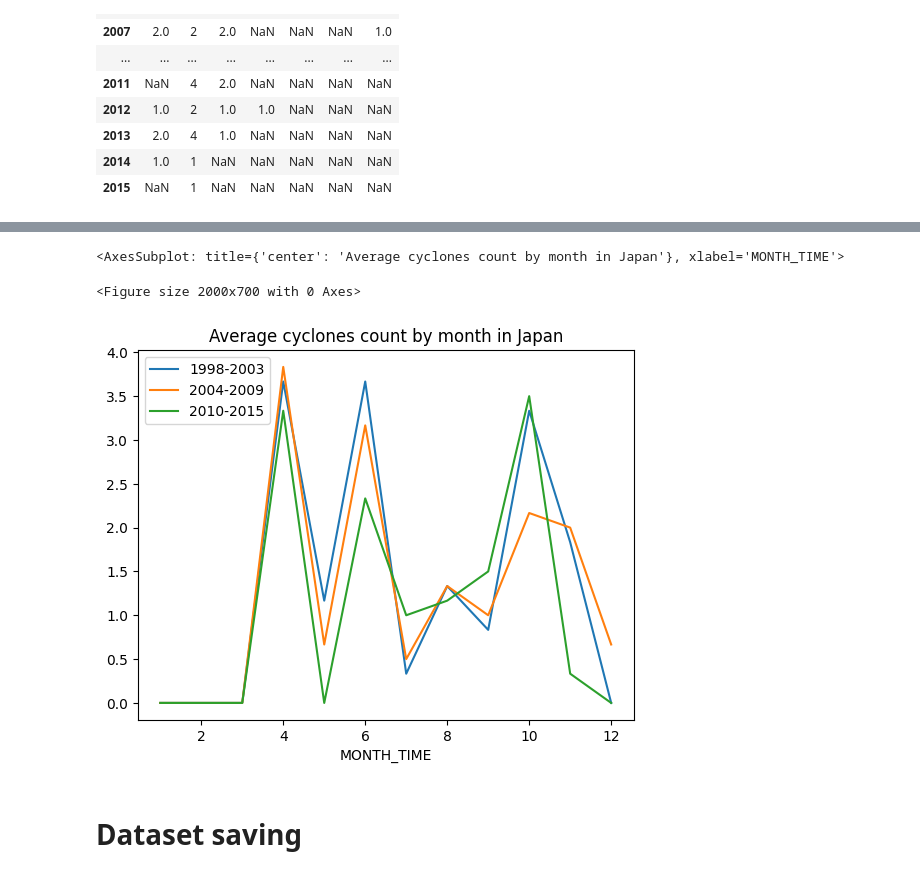
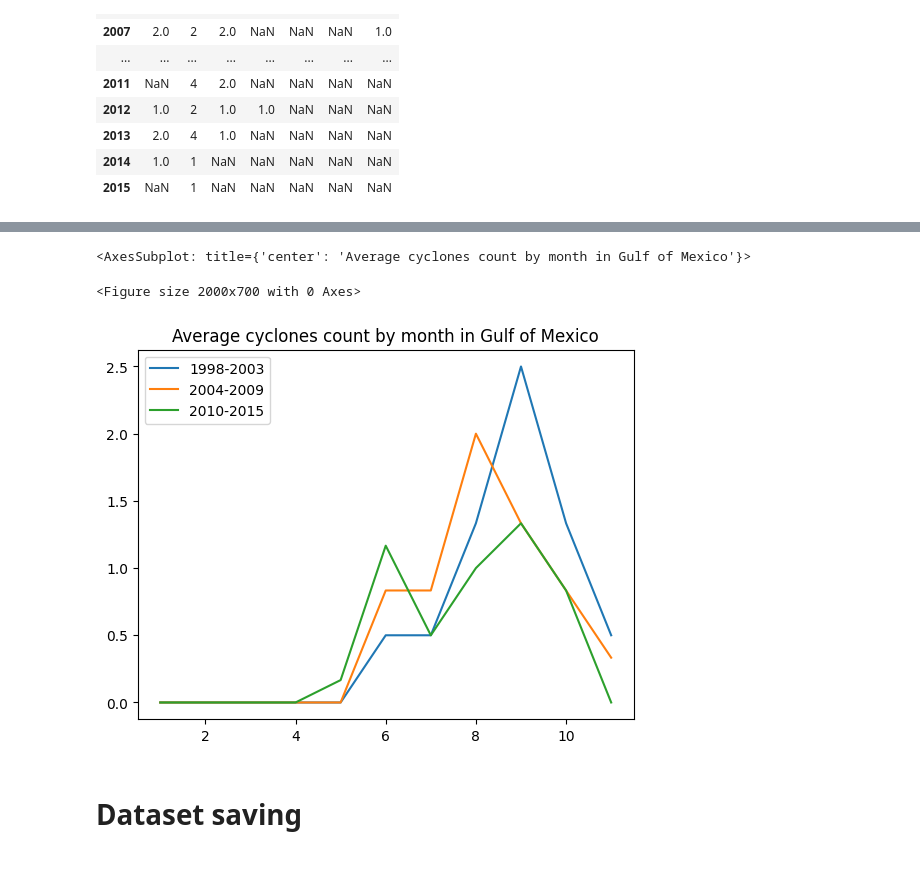
Before and after one commit to GGomez99/ds2-2023-Project2, a Jupyter notebook: project/arens-gomez-humeau-khieu/ibtracs-analysis.ipynb, the cells around one changed output, grey strips where cells are left out. Cells and saved outputs as stored; diff of their text form; code cells hidden in the pictures.

```diff
--- a/project/arens-gomez-humeau-khieu/ibtracs-analysis.ipynb
+++ b/project/arens-gomez-humeau-khieu/ibtracs-analysis.ipynb
@@ -9,8 +9,8 @@ from matplotlib.pyplot import *
 # %% [markdown]
 ## Parameters
 # %%
-#zoneAnalysis = "Japan"
-zoneAnalysis = "Gulf of Mexico"
+zoneAnalysis = "Japan"
+#zoneAnalysis = "Gulf of Mexico"
 maxLon, minLon, maxLat, minLat = 0,0,0,0
 minYear = 1998
 maxYear = 2015
@@ -203,19 +203,11 @@ typhoonCountByYear
 | 2015 | NaN | 1 | NaN | NaN | NaN | NaN | NaN |
 # %%
 # Display cyclones by category for each month
-typhoonCountByMonth = pd.DataFrame()
-monthsInData = list(cyclonesMapData["MONTH_TIME"].unique())
+typhoonCountByMonth = pd.DataFrame(index = [i for i in range(1,12)])
 
-for i in range(1, 12):
-    if i not in monthsInData:
-        monthsInData.append(i)
-
-typhoonCountByMonth["MONTH_TIME"] = monthsInData
 for category in categoryLabels[1:]:
-     typhoonCountByMonth[category] = cyclonesMapData[["MONTH_TIME", "CATEGORY"]][cyclonesMapData["CATEGORY"] == category].groupby("MONTH_TIME", as_index=False).count()["CATEGORY"]
+     typhoonCountByMonth[category] = cyclonesMapData[["MONTH_TIME", "CATEGORY"]][cyclonesMapData["CATEGORY"] == category].groupby("MONTH_TIME").count()["CATEGORY"]
 figure(figsize=(20, 7))
 
-typhoonCountByMonth.sort_values("MONTH_TIME", inplace=True)
-
-typhoonCountByMonth.plot.bar(x='MONTH_TIME', stacked=True, title='Cyclones count by month and category in ' + zoneAnalysis)
+typhoonCountByMonth.plot.bar(stacked=True, title='Cyclones count by month and category in ' + zoneAnalysis)
 # %% [output]
@@ -225,34 +217,28 @@ typhoonCountByMonth.plot.bar(x='MONTH_TIME', stacked=True, title='Cyclones count
 # %%
 # Display average cyclone count by month for selected years bins
 
 binSize = 6 #years count for each bin
 #get months in order in dataset
-typhoonCountByMonth = pd.DataFrame()
-monthsInData = list(cyclonesMapData["MONTH_TIME"].unique())
-for i in range(1, 12):
-    if i not in monthsInData:
-        monthsInData.append(i)
-typhoonCountByMonth["MONTH_TIME"] = monthsInData
+typhoonCountByMonth = pd.DataFrame(index = [i for i in range(1,12)])
 
 #get bins for years
 yearList = cyclonesMapData.YEAR_TIME.unique()
 yearList = [yearList[i] if i<len(yearList) else 2016 for i in range(0, len(yearList)+binSize, binSize)]
 
 #extract data for months and years
 for i in range(len(yearList)-1):
-     typhoonCountByMonth[str(yearList[i])+"-"+str(yearList[i+1]-1)] = cyclonesMapData[["MONTH_TIME", "YEAR_TIME"]][(cyclonesMapData["YEAR_TIME"] >= yearList[i]) & (cyclonesMapData["YEAR_TIME"] < yearList[i+1])].groupby("MONTH_TIME", as_index=False).count()["YEAR_TIME"]/binSize
+     typhoonCountByMonth[str(yearList[i])+"-"+str(yearList[i+1]-1)] = cyclonesMapData[["MONTH_TIME", "YEAR_TIME"]][(cyclonesMapData["YEAR_TIME"] >= yearList[i]) & (cyclonesMapData["YEAR_TIME"] < yearList[i+1])].groupby("MONTH_TIME").count()["YEAR_TIME"]/binSize
 figure(figsize=(20, 7))
 
 #sort by months and add 0 for missing data
-typhoonCountByMonth.sort_values("MONTH_TIME", inplace=True)
 typhoonCountByMonth.fillna(0, inplace=True)
 
 #plot
-typhoonCountByMonth.plot(x='MONTH_TIME', title='Average cyclones count by month in ' + zoneAnalysis)
+typhoonCountByMonth.plot(title='Average cyclones count by month in ' + zoneAnalysis)
 # %% [output]
-<AxesSubplot: title={'center': 'Average cyclones count by month in Japan'}, xlabel='MONTH_TIME'>
+<AxesSubplot: title={'center': 'Average cyclones count by month in Gulf of Mexico'}>
 <Figure size 2000x700 with 0 Axes>
-[figure, old version]
+[figure, new version]
 # %% [markdown]
 # Dataset saving
 # %%
```
Also changed, not shown: parts of 6 cells of this notebook.
